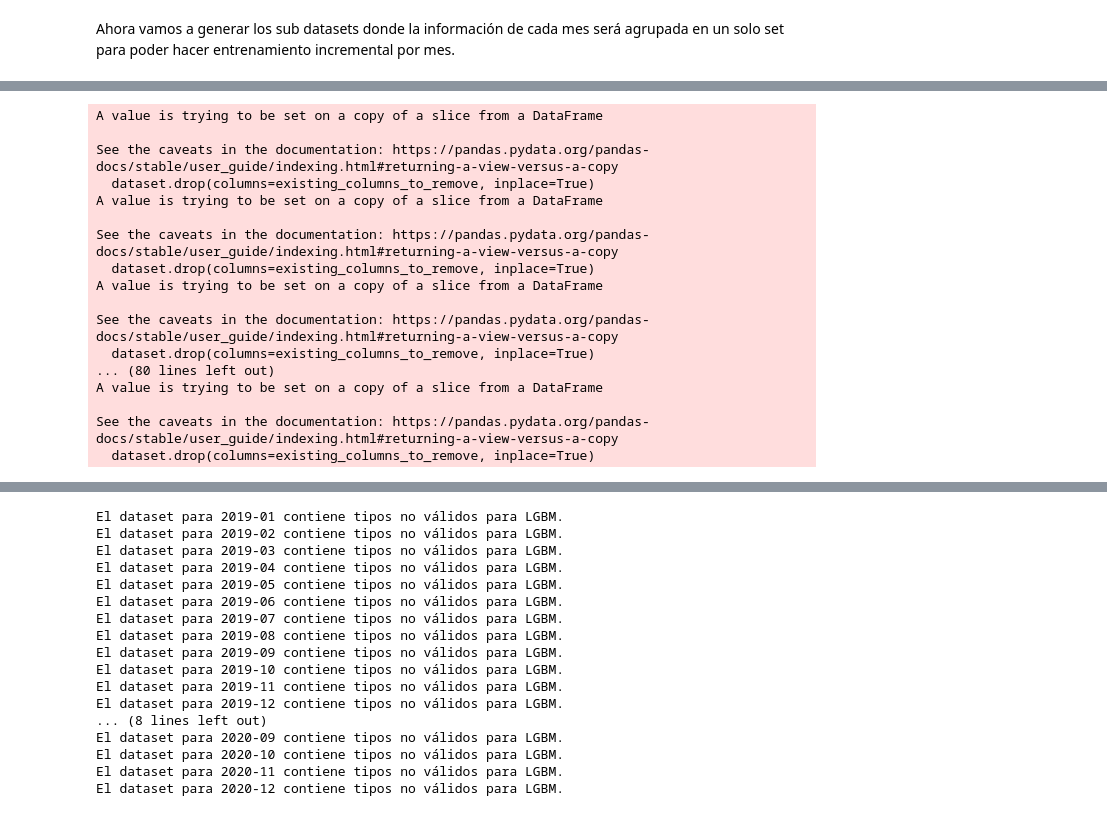
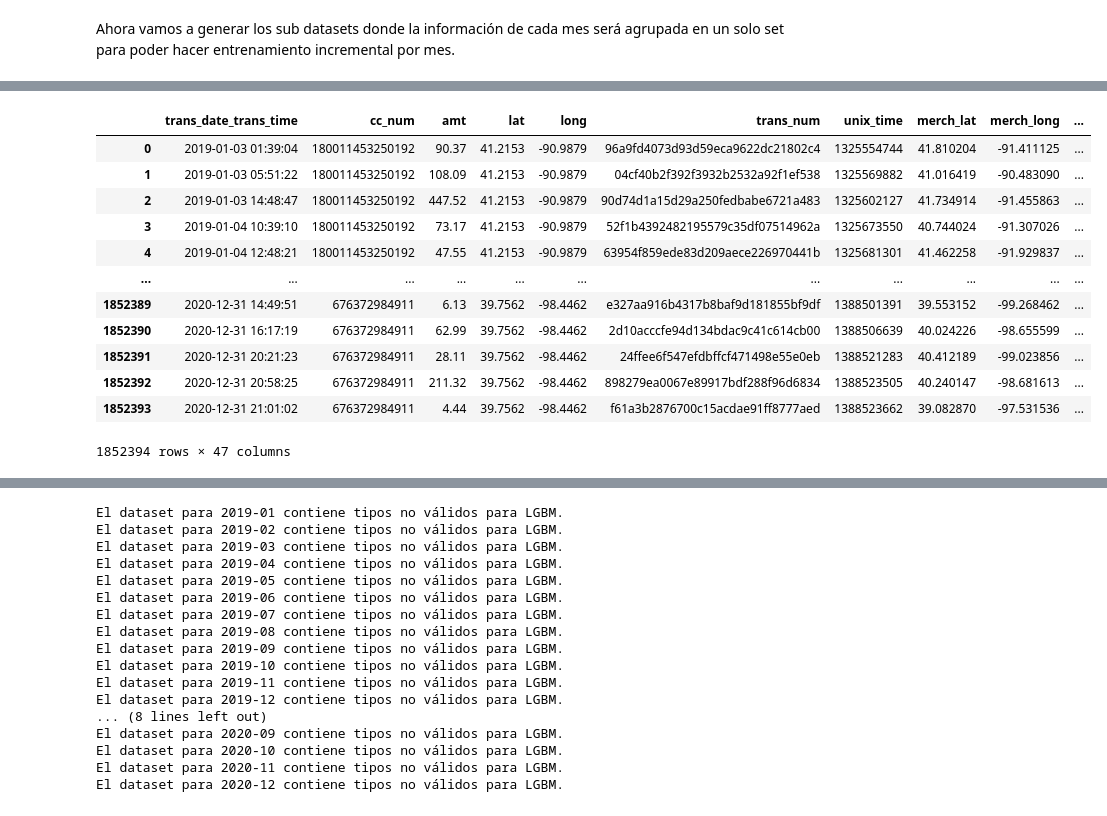
Before and after one commit to MaJu502/proyectofinal_SDS, a Jupyter notebook: implementacionLGBM.ipynb, the cells around one changed output, grey strips where cells are left out. Drawn from its saved outputs; the diff is of its cells as text; code cells hidden in the pictures.

```diff
--- a/implementacionLGBM.ipynb
+++ b/implementacionLGBM.ipynb
@@ -64,7 +65,7 @@ Index(['trans_date_trans_time', 'cc_num', 'merchant', 'category', 'amt', 'lat',
 # %% [markdown]
 Vamos a convertir aquellas columnas que no sean datos numericos con un encoder
 # %%
-columns_to_encode = ['merchant', 'category', 'trans_num', 'cc_num', 'season']
+columns_to_encode = ['merchant', 'category', 'season']
 
 with open('label_encodings.txt', 'w') as file:
     for col in columns_to_encode:
@@ -163,25 +162,17 @@ NameError: name 'data' is not defined
-# %%
-columns_to_remove = ['trans_date_trans_time', 'month_year', 'first_txn_time', 'trans_date']
-for month, dataset in monthly_datasets.items():
-    existing_columns_to_remove = [col for col in columns_to_remove if col in dataset.columns]
-    if existing_columns_to_remove:
-        dataset.drop(columns=existing_columns_to_remove, inplace=True)
-    monthly_datasets[month] = dataset
-# %% [output]
-A value is trying to be set on a copy of a slice from a DataFrame
-
-See the caveats in the documentation: https://pandas.pydata.org/pandas-docs/stable/user_guide/indexing.html#returning-a-view-versus-a-copy
-  dataset.drop(columns=existing_columns_to_remove, inplace=True)
-A value is trying to be set on a copy of a slice from a DataFrame
-
-See the caveats in the documentation: https://pandas.pydata.org/pandas-docs/stable/user_guide/indexing.html#returning-a-view-versus-a-copy
-  dataset.drop(columns=existing_columns_to_remove, inplace=True)
-A value is trying to be set on a copy of a slice from a DataFrame
-
-See the caveats in the documentation: https://pandas.pydata.org/pandas-docs/stable/user_guide/indexing.html#returning-a-view-versus-a-copy
-  dataset.drop(columns=existing_columns_to_remove, inplace=True)
-... (80 lines left out)
-A value is trying to be set on a copy of a slice from a DataFrame
-
-See the caveats in the documentation: https://pandas.pydata.org/pandas-docs/stable/user_guide/indexing.html#returning-a-view-versus-a-copy
-  dataset.drop(columns=existing_columns_to_remove, inplace=True)
+# %%
+data.reset_index(inplace=True)
+data
+# %% [output]
+|  | trans_date_trans_time | cc_num | amt | lat | long | trans_num | unix_time | merch_lat | merch_long | ... |
+| 0 | 2019-01-03 01:39:04 | 180011453250192 | 90.37 | 41.2153 | -90.9879 | 96a9fd4073d93d59eca9622dc21802c4 | 1325554744 | 41.810204 | -91.411125 | ... |
+| 1 | 2019-01-03 05:51:22 | 180011453250192 | 108.09 | 41.2153 | -90.9879 | 04cf40b2f392f3932b2532a92f1ef538 | 1325569882 | 41.016419 | -90.483090 | ... |
+| 2 | 2019-01-03 14:48:47 | 180011453250192 | 447.52 | 41.2153 | -90.9879 | 90d74d1a15d29a250fedbabe6721a483 | 1325602127 | 41.734914 | -91.455863 | ... |
+| 3 | 2019-01-04 10:39:10 | 180011453250192 | 73.17 | 41.2153 | -90.9879 | 52f1b4392482195579c35df07514962a | 1325673550 | 40.744024 | -91.307026 | ... |
+| 4 | 2019-01-04 12:48:21 | 180011453250192 | 47.55 | 41.2153 | -90.9879 | 63954f859ede83d209aece226970441b | 1325681301 | 41.462258 | -91.929837 | ... |
+| ... | ... | ... | ... | ... | ... | ... | ... | ... | ... | ... |
+| 1852389 | 2020-12-31 14:49:51 | 676372984911 | 6.13 | 39.7562 | -98.4462 | e327aa916b4317b8baf9d181855bf9df | 1388501391 | 39.553152 | -99.268462 | ... |
+| 1852390 | 2020-12-31 16:17:19 | 676372984911 | 62.99 | 39.7562 | -98.4462 | 2d10acccfe94d134bdac9c41c614cb00 | 1388506639 | 40.024226 | -98.655599 | ... |
+| 1852391 | 2020-12-31 20:21:23 | 676372984911 | 28.11 | 39.7562 | -98.4462 | 24ffee6f547efdbffcf471498e55e0eb | 1388521283 | 40.412189 | -99.023856 | ... |
+| 1852392 | 2020-12-31 20:58:25 | 676372984911 | 211.32 | 39.7562 | -98.4462 | 898279ea0067e89917bdf288f96d6834 | 1388523505 | 40.240147 | -98.681613 | ... |
+| 1852393 | 2020-12-31 21:01:02 | 676372984911 | 4.44 | 39.7562 | -98.4462 | f61a3b2876700c15acdae91ff8777aed | 1388523662 | 39.082870 | -97.531536 | ... |
+1852394 rows × 47 columns
```
Also changed, not shown: parts of 20 cells of this notebook, 2 other files.
